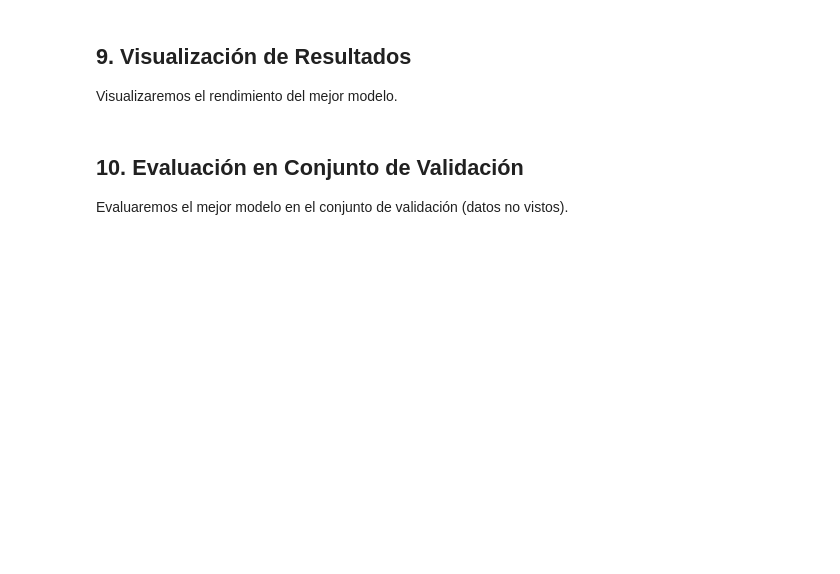
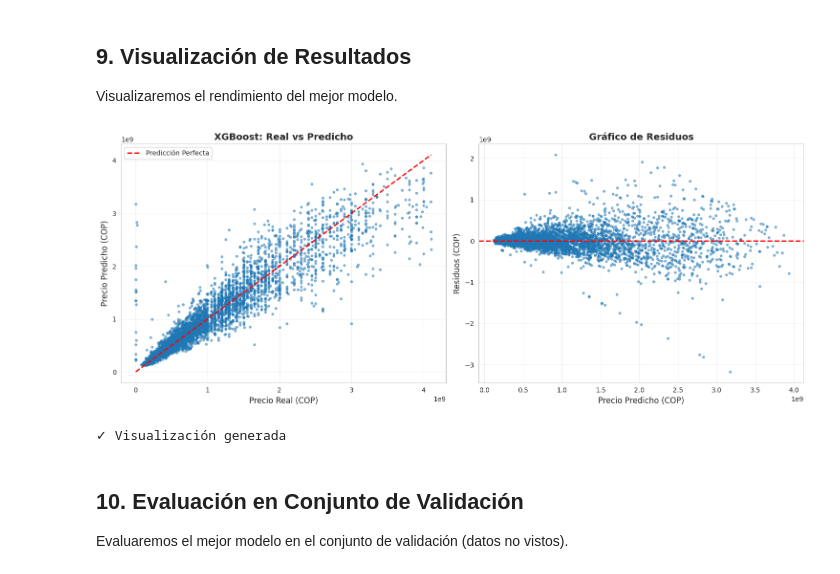
Before and after one commit to iGotty/Taller_2_DataScience, a Jupyter notebook: notebooks/02_Modelado_y_Evaluacion.ipynb, the cells around one changed output. Drawn from its saved outputs; the diff is of its cells as text; code cells hidden in the pictures; blank space fills up the shorter version.

Commit message:
fix: corregir errores compilacion

```diff
--- a/notebooks/02_Modelado_y_Evaluacion.ipynb
+++ b/notebooks/02_Modelado_y_Evaluacion.ipynb
@@ -262,7 +305,8 @@ rf_model = RandomForestRegressor(
     min_samples_split=5,
     min_samples_leaf=2,
     random_state=42,
-    n_jobs=-1
+    n_jobs=-1,
+    verbose=0
 )
 rf_model.fit(X_train, y_train)  # Random Forest no requiere escalado
 
@@ -282,7 +335,8 @@ gb_model = GradientBoostingRegressor(
     max_depth=5,
     min_samples_split=5,
     min_samples_leaf=2,
-    random_state=42
+    random_state=42,
+    verbose=0
 )
 gb_model.fit(X_train, y_train)
 
@@ -295,7 +358,7 @@ metricas_gb = imprimir_metricas_modelo(y_test, y_pred_gb, 'Gradient Boosting')
 ### 7.5 XGBoost (si está disponible)
 # %%
 # Entrenar XGBoost si está disponible
-try:
+if XGBOOST_AVAILABLE:
     print("\nEntrenando XGBoost...")
     xgb_model = xgb.XGBRegressor(
         n_estimators=100,
@@ -305,7 +368,8 @@ try:
         subsample=0.8,
         colsample_bytree=0.8,
         random_state=42,
-        n_jobs=-1
+        n_jobs=-1,
+        verbosity=0
     )
     xgb_model.fit(X_train, y_train)
 
@@ -314,6 +378,6 @@ try:
 
     # Métricas
     metricas_xgb = imprimir_metricas_modelo(y_test, y_pred_xgb, 'XGBoost')
-except NameError:
+else:
     print("\n⚠ XGBoost no disponible, omitiendo...")
     metricas_xgb = None
@@ -321,7 +394,7 @@ except NameError:
 ### 7.6 LightGBM (si está disponible)
 # %%
 # Entrenar LightGBM si está disponible
-try:
+if LIGHTGBM_AVAILABLE:
     print("\nEntrenando LightGBM...")
     lgb_model = lgb.LGBMRegressor(
         n_estimators=100,
@@ -342,6 +415,6 @@ try:
 
     # Métricas
     metricas_lgb = imprimir_metricas_modelo(y_test, y_pred_lgb, 'LightGBM')
-except NameError:
+else:
     print("\n⚠ LightGBM no disponible, omitiendo...")
     metricas_lgb = None
@@ -402,35 +504,49 @@ print(f"   MAPE: {df_comparacion.loc[idx_mejor, 'MAPE']:.2f}%")
 Visualizaremos el rendimiento del mejor modelo.
 # %%
 # Obtener predicciones del mejor modelo para visualización
-# (Usaremos Random Forest como ejemplo, ajustar según el mejor modelo)
-y_pred_mejor = y_pred_rf  # Ajustar según el mejor modelo identificado
+# Usaremos el modelo con mejor R² score
+if mejor_modelo_nombre == 'Random Forest':
+    y_pred_mejor = y_pred_rf
+elif mejor_modelo_nombre == 'Gradient Boosting':
+    y_pred_mejor = y_pred_gb
+elif mejor_modelo_nombre == 'XGBoost':
+    y_pred_mejor = y_pred_xgb
+elif mejor_modelo_nombre == 'LightGBM':
+    y_pred_mejor = y_pred_lgb
+elif mejor_modelo_nombre == 'Ridge':
+    y_pred_mejor = y_pred_ridge
+else:
+    y_pred_mejor = y_pred_lr
 
 # Gráfico de valores reales vs predichos
 fig, axes = plt.subplots(1, 2, figsize=(15, 6))
 
 # Scatter plot
 axes[0].scatter(y_test, y_pred_mejor, alpha=0.5, s=10)
 axes[0].plot([y_test.min(), y_test.max()], [y_test.min(), y_test.max()],
              'r--', lw=2, label='Predicción Perfecta')
 axes[0].set_xlabel('Precio Real (COP)', fontsize=12)
 axes[0].set_ylabel('Precio Predicho (COP)', fontsize=12)
 axes[0].set_title(f'{mejor_modelo_nombre}: Real vs Predicho', fontsize=14, fontweight='bold')
 axes[0].legend()
 axes[0].grid(True, alpha=0.3)
 
 # Residuos
 residuos = y_test - y_pred_mejor
 axes[1].scatter(y_pred_mejor, residuos, alpha=0.5, s=10)
 axes[1].axhline(y=0, color='r', linestyle='--', lw=2)
 axes[1].set_xlabel('Precio Predicho (COP)', fontsize=12)
 axes[1].set_ylabel('Residuos (COP)', fontsize=12)
 axes[1].set_title('Gráfico de Residuos', fontsize=14, fontweight='bold')
 axes[1].grid(True, alpha=0.3)
 
 plt.tight_layout()
 plt.show()
 
 print("\n✓ Visualización generada")
+# %% [output]
+[figure, added]
+✓ Visualización generada
 # %% [markdown]
 ## 10. Evaluación en Conjunto de Validación
 
```
Also changed, not shown: parts of 28 cells of this notebook, 9 other files.
